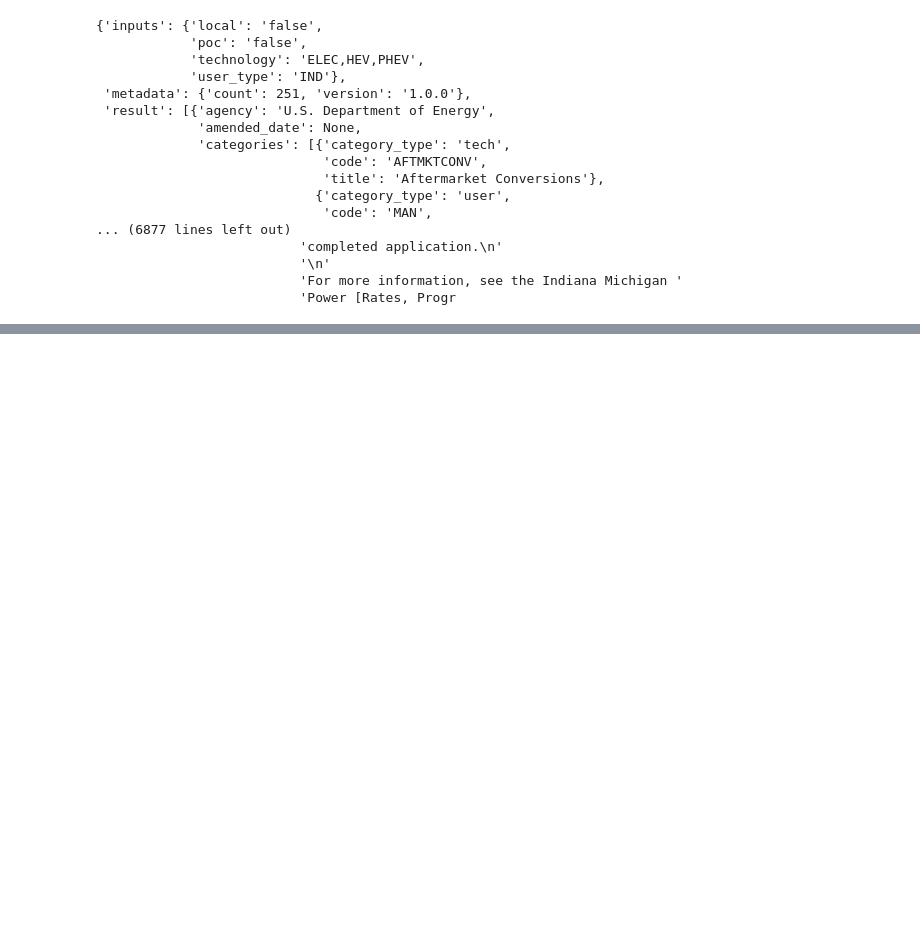
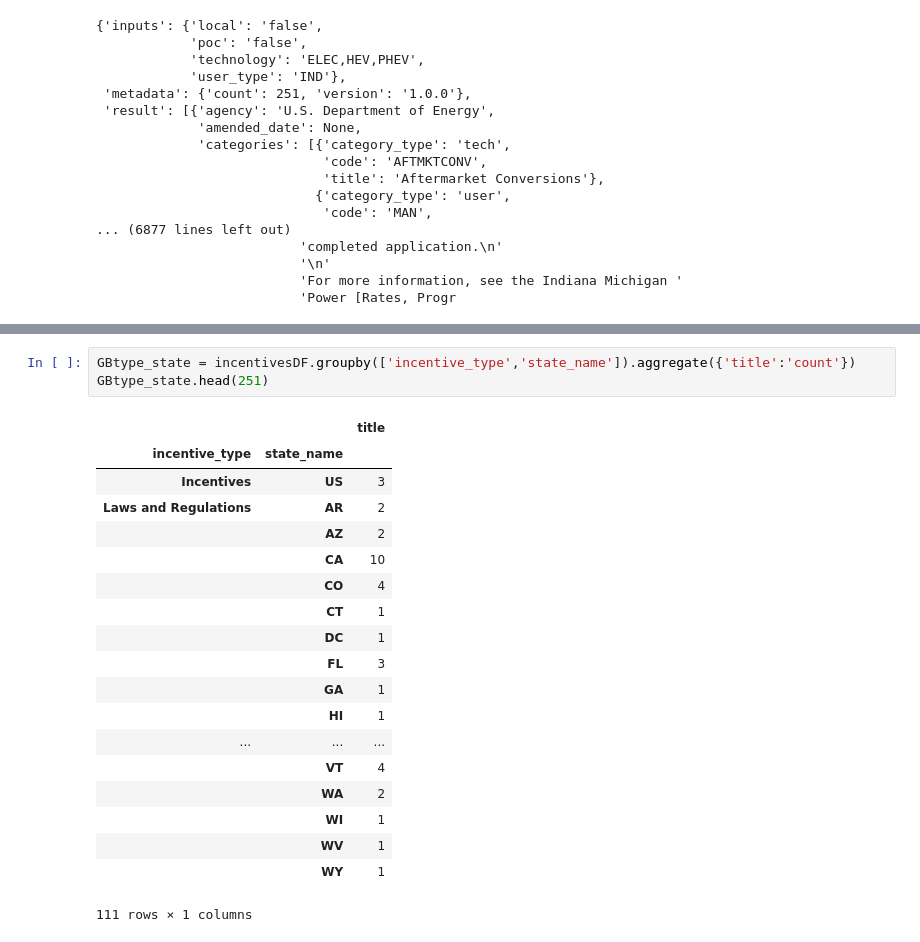
Before and after one commit to Barbara-Gordon/Team9, a Jupyter notebook: Test Notebook.ipynb, the cells around one changed output, grey strips where cells are left out. Saved outputs shown, nothing was run; the diff lists cells and outputs as text; blank space fills up the shorter version.

```diff
--- a/Test Notebook.ipynb
+++ b/Test Notebook.ipynb
@@ -129,0 +137,23 @@ incentivesDF = pd.DataFrame({'title':title,'incentive_type':incentive_type,'stat
+# %%
+GBtype_state = incentivesDF.groupby(['incentive_type','state_name']).aggregate({'title':'count'})
+GBtype_state.head(251)
+# %% [output]
+|  |  | title |
+| incentive_type | state_name |  |
+| Incentives | US | 3 |
+| Laws and Regulations | AR | 2 |
+|  | AZ | 2 |
+|  | CA | 10 |
+|  | CO | 4 |
+|  | CT | 1 |
+|  | DC | 1 |
+|  | FL | 3 |
+|  | GA | 1 |
+|  | HI | 1 |
+| ... | ... | ... |
+|  | VT | 4 |
+|  | WA | 2 |
+|  | WI | 1 |
+|  | WV | 1 |
+|  | WY | 1 |
+111 rows × 1 columns
```
Also changed, not shown: parts of 4 cells of this notebook, 3 other files.
